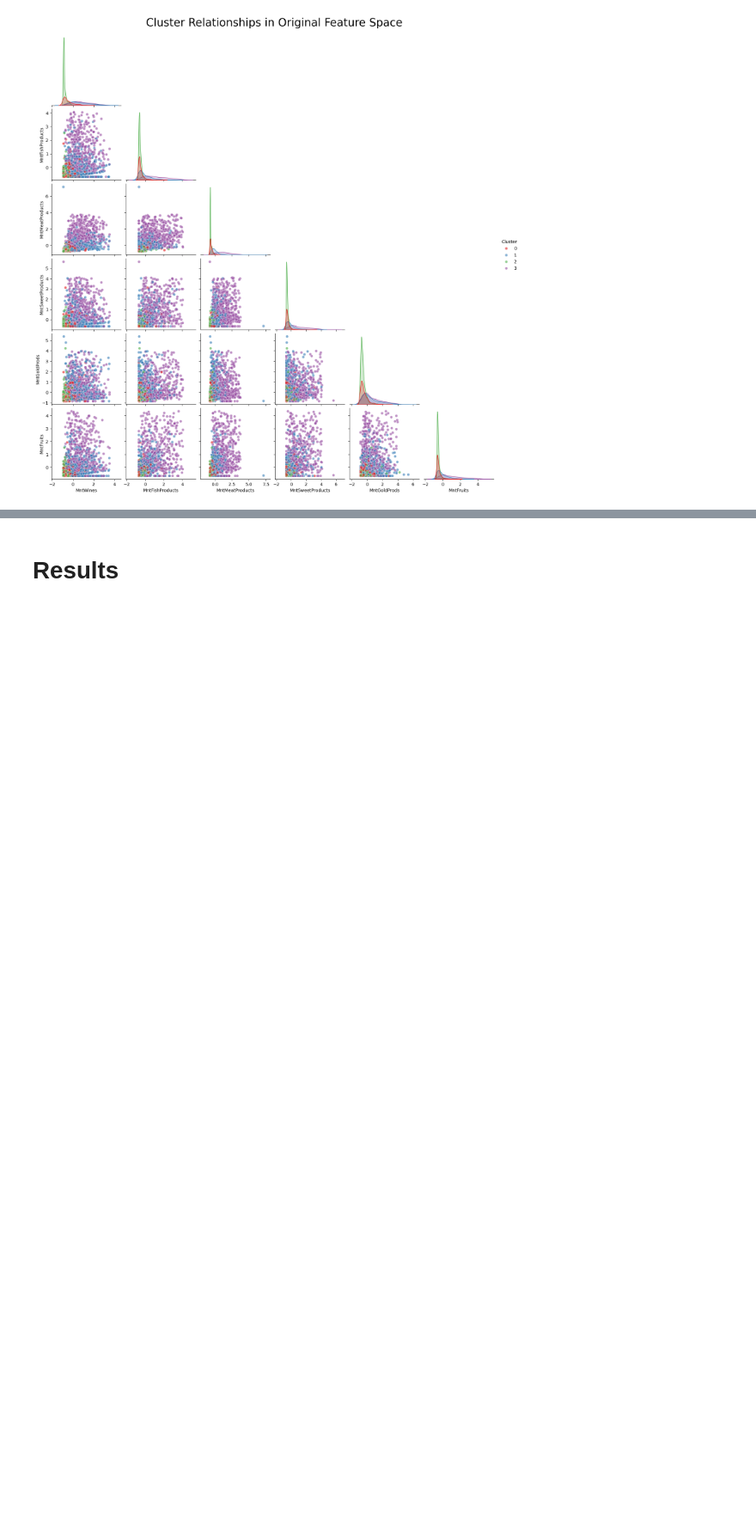
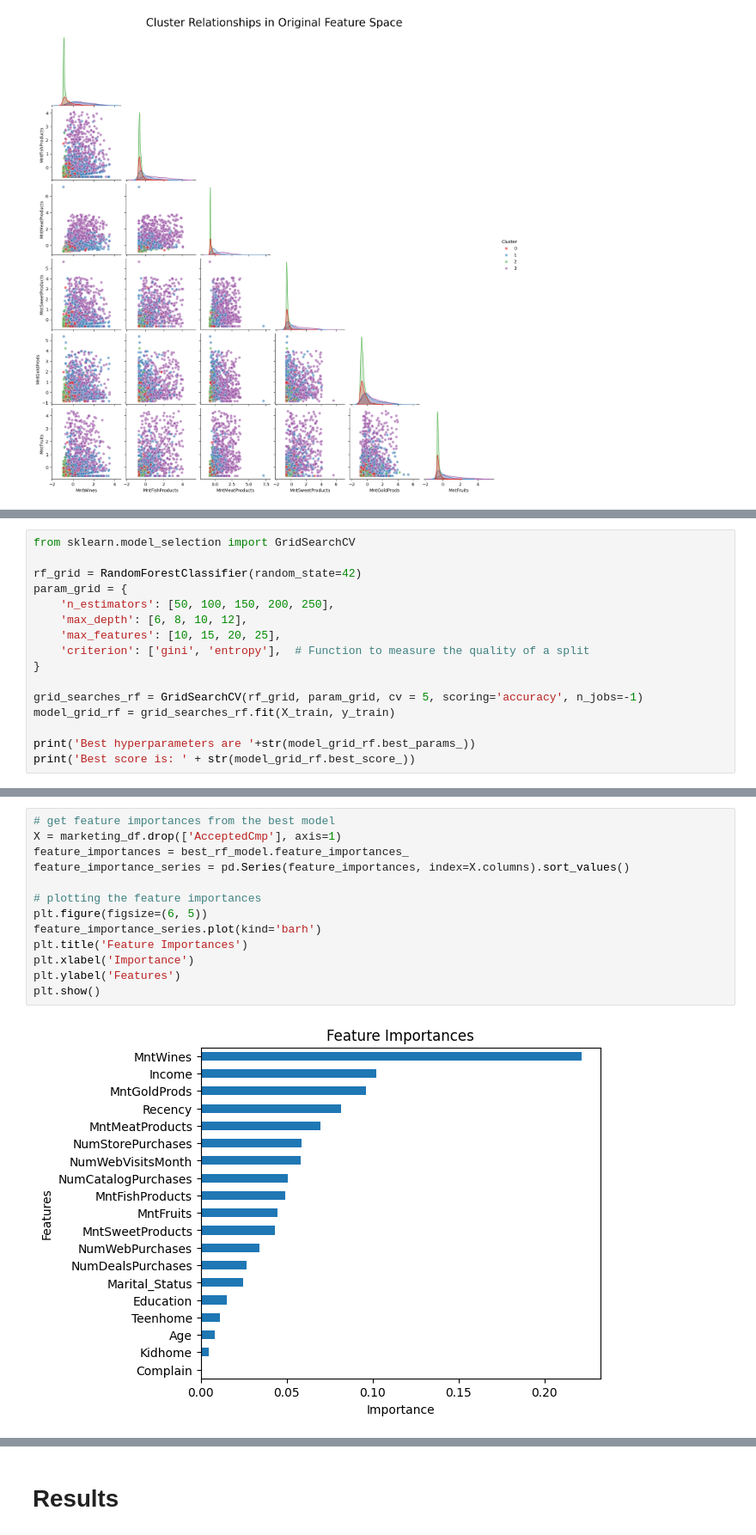
Before and after one commit to kimvkemenade/DM_team16, a Jupyter notebook: DM_Assignment_2.ipynb, the cells around one changed output, grey strips where cells are left out. Shown at 86% size. Drawn from its saved outputs; the diff is of its cells as text; blank space fills up the shorter version.

```diff
--- a/DM_Assignment_2.ipynb
+++ b/DM_Assignment_2.ipynb
@@ -661,0 +790,16 @@ plt.show()
+# %%
+from sklearn.model_selection import GridSearchCV
+
+rf_grid = RandomForestClassifier(random_state=42)
+param_grid = {
+    'n_estimators': [50, 100, 150, 200, 250],
+    'max_depth': [6, 8, 10, 12],
+    'max_features': [10, 15, 20, 25],
+    'criterion': ['gini', 'entropy'],  # Function to measure the quality of a split
+}
+
+grid_searches_rf = GridSearchCV(rf_grid, param_grid, cv = 5, scoring='accuracy', n_jobs=-1)
+model_grid_rf = grid_searches_rf.fit(X_train, y_train)
+
+print('Best hyperparameters are '+str(model_grid_rf.best_params_))
+print('Best score is: ' + str(model_grid_rf.best_score_))
@@ -661,0 +876,15 @@ plt.show()
+# %%
+# get feature importances from the best model
+X = marketing_df.drop(['AcceptedCmp'], axis=1)
+feature_importances = best_rf_model.feature_importances_
+feature_importance_series = pd.Series(feature_importances, index=X.columns).sort_values()
+
+# plotting the feature importances
+plt.figure(figsize=(6, 5))
+feature_importance_series.plot(kind='barh')
+plt.title('Feature Importances')
+plt.xlabel('Importance')
+plt.ylabel('Features')
+plt.show()
+# %% [output]
+[figure, added]
```
Also changed, not shown: parts of 25 cells of this notebook.
